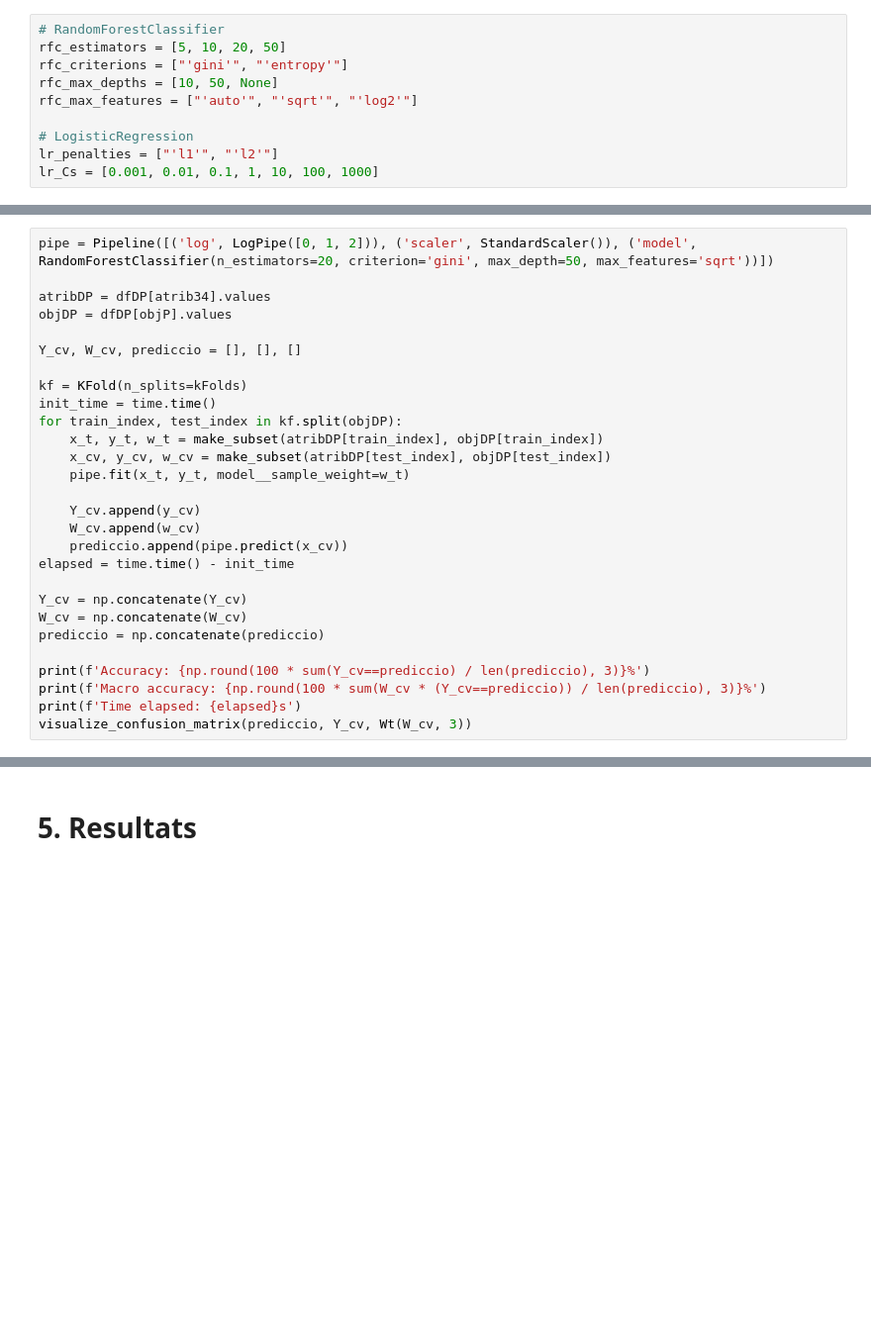
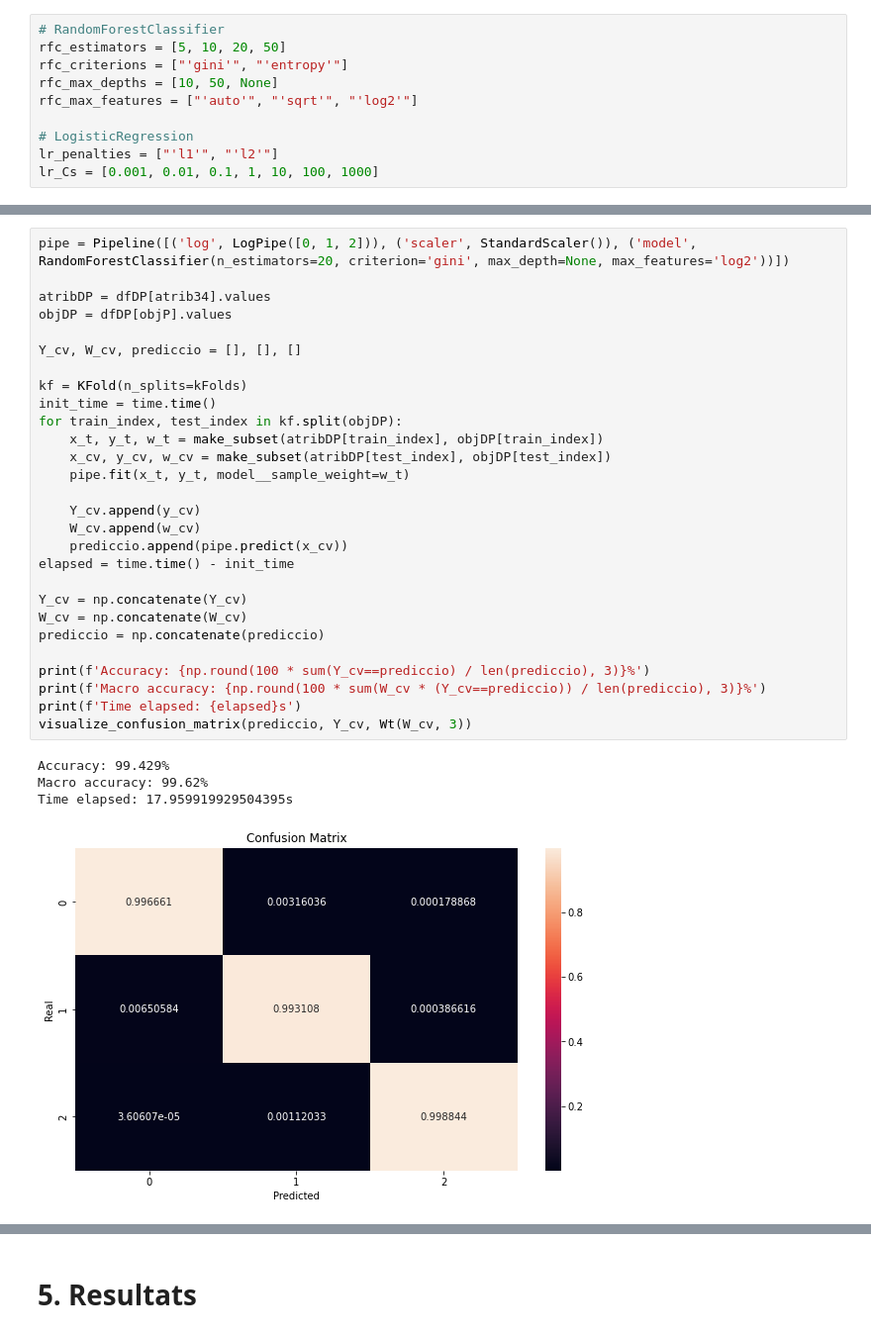
Before and after one commit to Littleote/Analisis_de_contrasenyes, a Jupyter notebook: notebooks/Analisis_de_contasenyes.ipynb, the cells around one changed output, grey strips where cells are left out. Shown at 99% size. Saved outputs shown, nothing was run; the diff lists cells and outputs as text; blank space fills up the shorter version.

```diff
--- a/notebooks/Analisis_de_contasenyes.ipynb
+++ b/notebooks/Analisis_de_contasenyes.ipynb
@@ -1302,29 +1518,34 @@ for lr_penalty in lr_penalties:
 # %%
-pipe = Pipeline([('log', LogPipe([0, 1, 2])), ('scaler', StandardScaler()), ('model', RandomForestClassifier(n_estimators=20, criterion='gini', max_depth=50, max_features='sqrt'))])
+pipe = Pipeline([('log', LogPipe([0, 1, 2])), ('scaler', StandardScaler()), ('model', RandomForestClassifier(n_estimators=20, criterion='gini', max_depth=None, max_features='log2'))])
 
 atribDP = dfDP[atrib34].values
 objDP = dfDP[objP].values
 
 Y_cv, W_cv, prediccio = [], [], []
 
 kf = KFold(n_splits=kFolds)
 init_time = time.time()
 for train_index, test_index in kf.split(objDP):
     x_t, y_t, w_t = make_subset(atribDP[train_index], objDP[train_index])
     x_cv, y_cv, w_cv = make_subset(atribDP[test_index], objDP[test_index])
     pipe.fit(x_t, y_t, model__sample_weight=w_t)
 
     Y_cv.append(y_cv)
     W_cv.append(w_cv)
     prediccio.append(pipe.predict(x_cv))
 elapsed = time.time() - init_time
 
 Y_cv = np.concatenate(Y_cv)
 W_cv = np.concatenate(W_cv)
 prediccio = np.concatenate(prediccio)
 
 print(f'Accuracy: {np.round(100 * sum(Y_cv==prediccio) / len(prediccio), 3)}%')
 print(f'Macro accuracy: {np.round(100 * sum(W_cv * (Y_cv==prediccio)) / len(prediccio), 3)}%')
 print(f'Time elapsed: {elapsed}s')
 visualize_confusion_matrix(prediccio, Y_cv, Wt(W_cv, 3))
+# %% [output]
+Accuracy: 99.429%
+Macro accuracy: 99.62%
+Time elapsed: 17.959919929504395s
+[figure, added]
 # %%
```
Also changed, not shown: parts of 47 cells of this notebook, 23 other files.
